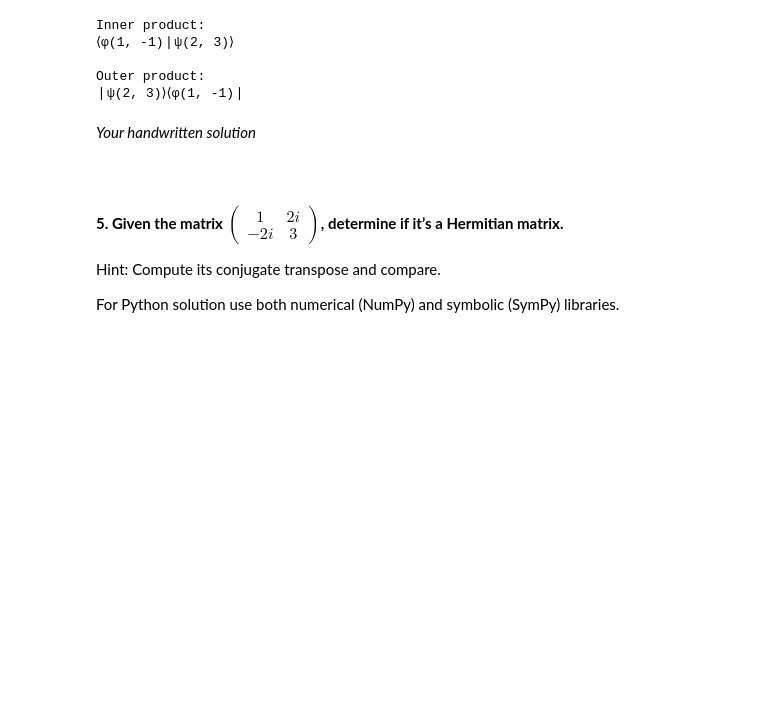
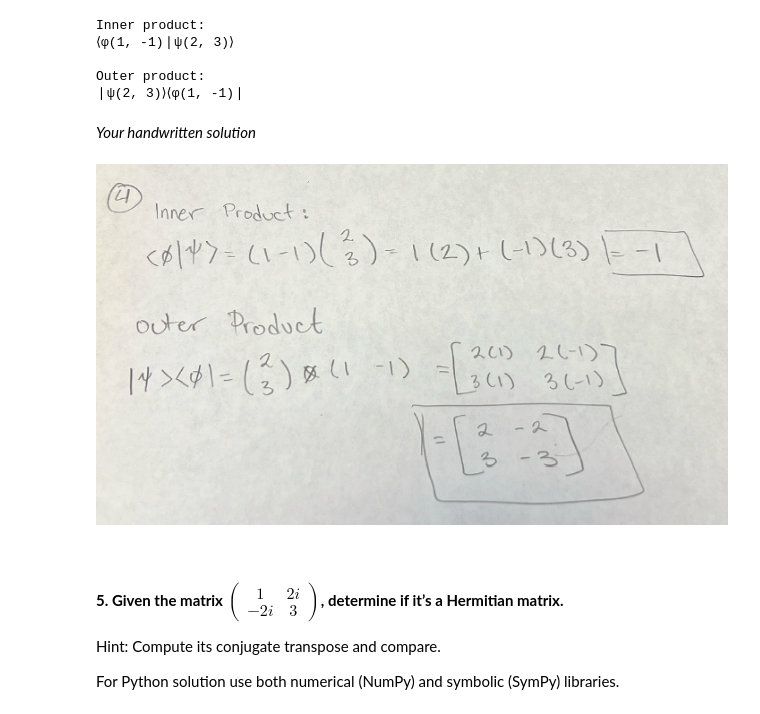
Before and after one commit to CoelhoNunes/Quantum-2024, a Jupyter notebook: Home Work #2.ipynb, the cells around one changed output. Saved outputs shown, nothing was run; the diff lists cells and outputs as text; code cells hidden in the pictures; blank space fills up the shorter version.

```diff
--- a/Home Work #2.ipynb
+++ b/Home Work #2.ipynb
@@ -162,6 +179,11 @@ Outer product:
 ❘ψ(2, 3)⟩⟨φ(1, -1)❘
 # %% [markdown]
 *Your handwritten solution*
+# %%
+# Display the image
+Image(filename='HW#2 Pictures/4.png')
+# %% [output]
+[figure, added]
 # %% [markdown]
 <br>
 # %% [markdown]
```
Also changed, not shown: parts of 5 cells of this notebook, 6 other files.
